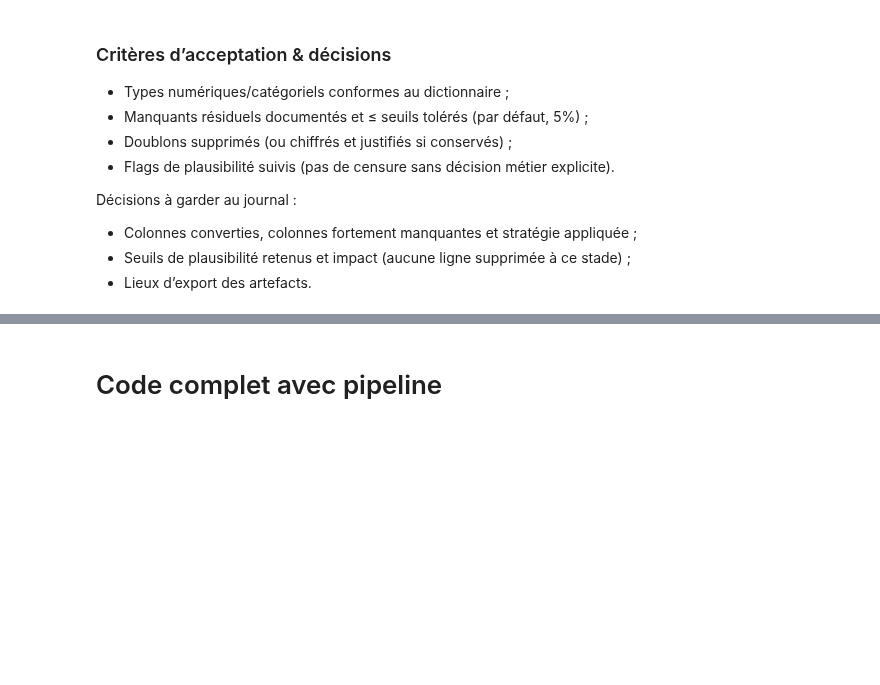
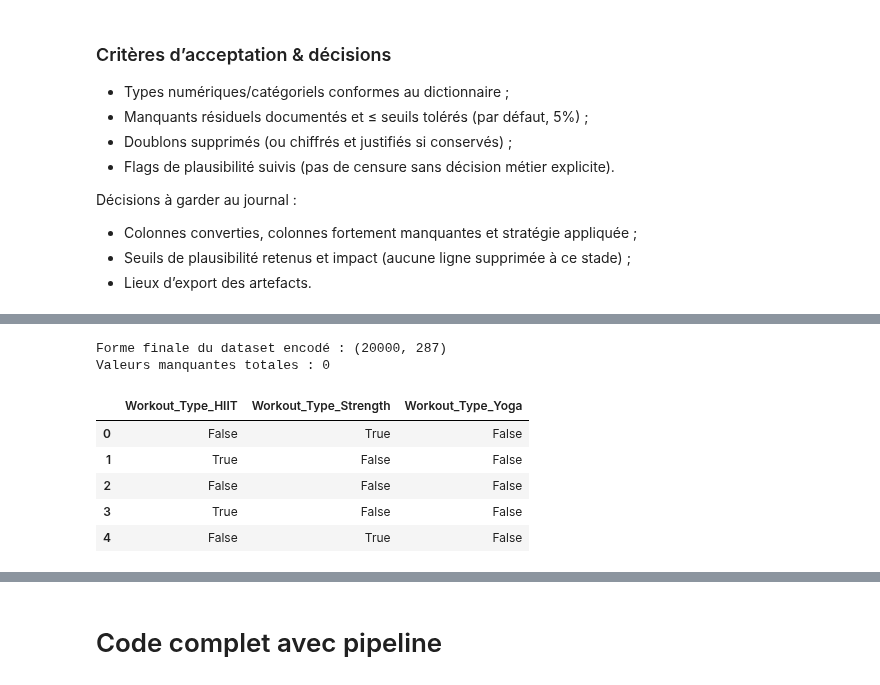
Before and after one commit to happy-developer/train.me, a Jupyter notebook: src/notebooks/preprocessing/life_style_data/preprocessing_life_style_data.ipynb, the cells around one changed output, grey strips where cells are left out. Cells and saved outputs as stored; diff of their text form; code cells hidden in the pictures; blank space fills up the shorter version.

```diff
--- a/src/notebooks/preprocessing/life_style_data/preprocessing_life_style_data.ipynb
+++ b/src/notebooks/preprocessing/life_style_data/preprocessing_life_style_data.ipynb
@@ -370,0 +478,15 @@ Décisions à garder au journal :
+# %%
+print(f"Forme finale du dataset encodé : {df_encoded.shape}")
+print(f"Valeurs manquantes totales : {df_encoded.isna().sum().sum()}")
+
+# Aperçu d'un sous-ensemble des nouvelles colonnes encodées
+df_encoded.filter(like="Workout_Type").head(5)
+# %% [output]
+Forme finale du dataset encodé : (20000, 287)
+Valeurs manquantes totales : 0
+|  | Workout_Type_HIIT | Workout_Type_Strength | Workout_Type_Yoga |
+| 0 | False | True | False |
+| 1 | True | False | False |
+| 2 | False | False | False |
+| 3 | True | False | False |
+| 4 | False | True | False |
```
Also changed, not shown: parts of 15 cells of this notebook, 2 other files.
